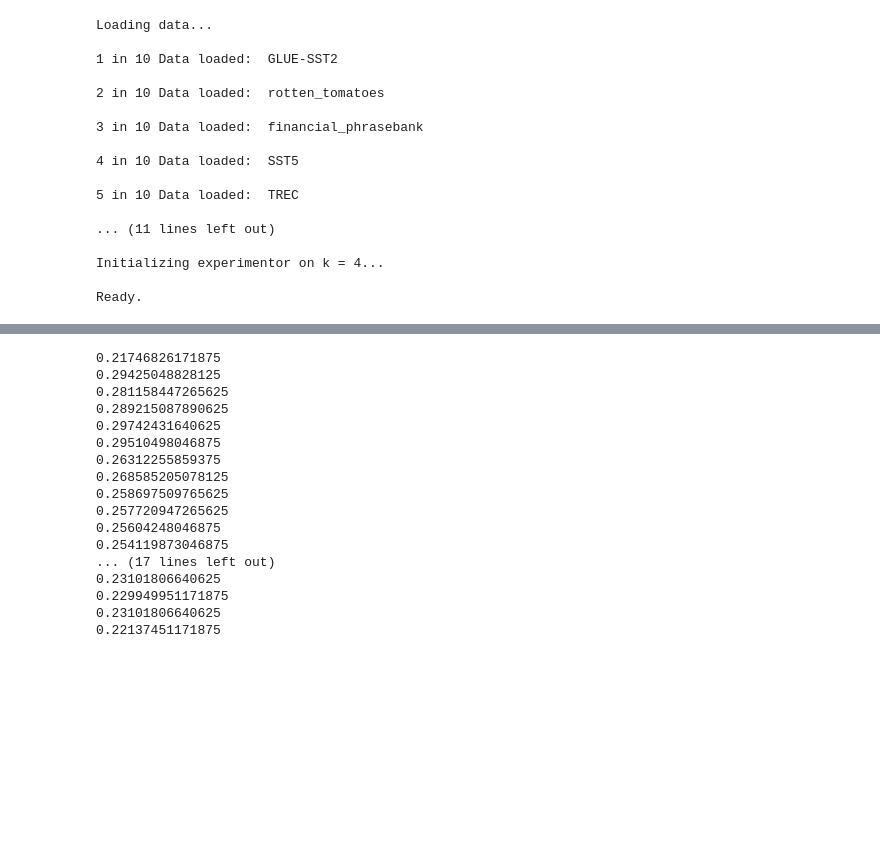
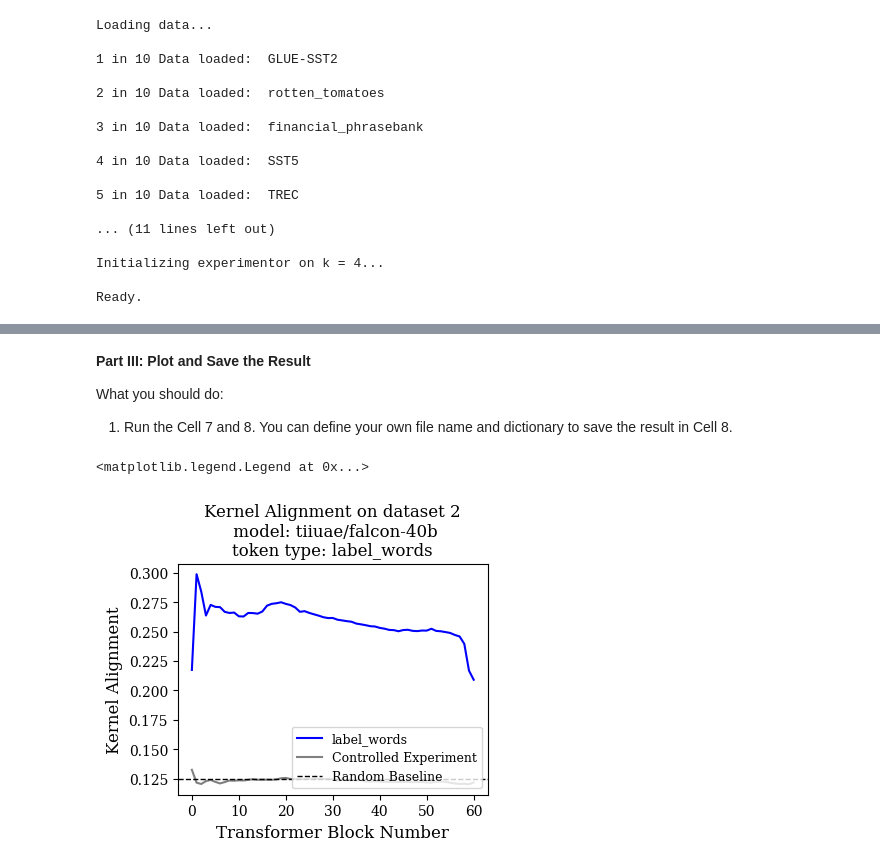
Before and after one commit to hc495/ICL_Circuit, a Jupyter notebook: Experiments/Exp1_Kernel_Alignment.ipynb, the cells around one changed output, grey strips where cells are left out. Drawn from its saved outputs; the diff is of its cells as text; code cells hidden in the pictures; blank space fills up the shorter version.

```diff
--- a/Experiments/Exp1_Kernel_Alignment.ipynb
+++ b/Experiments/Exp1_Kernel_Alignment.ipynb
@@ -46,8 +120,19 @@ ICL_hidden_states = inference.ICL_inference_to_hidden_states(ICL_model, ICL_tknz
 encoder_feature = inference.encoder_inference_to_feature(encoder_model, encoder_tknz, queries)
 pesudo_encoder_feature = inference.encoder_inference_to_feature(encoder_model, encoder_tknz, pesudo_queries)
 # %%
-ICL_sim_graph = []
+# Cell 6: Calculate the similarity map and the kernel alignment. Refer to `util/kernel_alignment.py` for more details.
+
+## Calculate the similarity map (defined as $\delta: \mathcal{X}\rightarrow\mathbb{H}^{d}$ in the Appendix A.2).
+ICL_sim_map = []
 for layer_hidden_state in ICL_hidden_states:
-    ICL_sim_graph.append(kernel_alignment.sim_graph(layer_hidden_state))
-encoder_sim_graph = kernel_alignment.sim_graph(encoder_feature)
-pesudo_encoder_sim_graph = kernel_alignment.sim_graph(pesudo_encoder_feature)
+    ICL_sim_map.append(kernel_alignment.sim_graph(layer_hidden_state))
+encoder_sim_map = kernel_alignment.sim_graph(encoder_feature)
+pesudo_encoder_sim_map = kernel_alignment.sim_graph(pesudo_encoder_feature)
+
+## Calculate the kernel alignment.
+### The organization of the results: res_kernel_alignment[layer_index]: (mean, std, individual_values)
+res_kernel_alignment = []
+res_reference_kernel_alignment = []
+for layer_sim_graph in ICL_sim_map:
+    res_kernel_alignment.append(kernel_alignment.kernel_alignment(layer_sim_graph, encoder_sim_map))
+    res_reference_kernel_alignment.append(kernel_alignment.kernel_alignment(layer_sim_graph, pesudo_encoder_sim_map))
@@ -60,22 +139,29 @@ for layer_sim_graph in ICL_sim_graph:
-# %%
-for line in res:
-    print(line[0])
-# %% [output]
-0.21746826171875
-0.29425048828125
-0.281158447265625
-0.289215087890625
-0.29742431640625
-0.29510498046875
-0.26312255859375
-0.268585205078125
-0.258697509765625
-0.257720947265625
-0.25604248046875
-0.254119873046875
-... (17 lines left out)
-0.23101806640625
-0.229949951171875
-0.23101806640625
-0.22137451171875
+# %% [markdown]
+**Part III: Plot and Save the Result**
+
+What you should do:
+
+1. Run the Cell 7 and 8. You can define your own file name and dictionary to save the result in Cell 8.
+# %%
+# Cell 7: Data preview.
+
+avg_kernel_alignment_for_plot = []
+avg_reference_kernel_alignment = []
+
+for line in res_kernel_alignment:
+    avg_kernel_alignment_for_plot.append(line[0])
+for line in res_reference_kernel_alignment:
+    avg_reference_kernel_alignment.append(line[0])
+
+plt.figure(figsize=(4, 3))
+plt.xlabel("Transformer Block Number", fontsize = 12)
+plt.ylabel("Kernel Alignment", fontsize = 12)
+plt.title("Kernel Alignment on dataset " + str(dataset_index) + "\n model: " + ICL_model_name + "\ntoken type: " + ICL_selected_token_type, fontsize = 12)
+plt.plot(avg_kernel_alignment_for_plot, label=ICL_selected_token_type, color="blue")
+plt.plot(avg_reference_kernel_alignment, label="Controlled Experiment", color="gray")
+plt.axhline(0.125, color = "black", linestyle = "--", linewidth = 1, label = "Random Baseline")
+plt.legend(loc = 4, prop={'size': 9})
+# %% [output]
+<matplotlib.legend.Legend at 0x...>
+[figure, added]
 # %%
```
Also changed, not shown: parts of 10 cells of this notebook, 9 other files.
